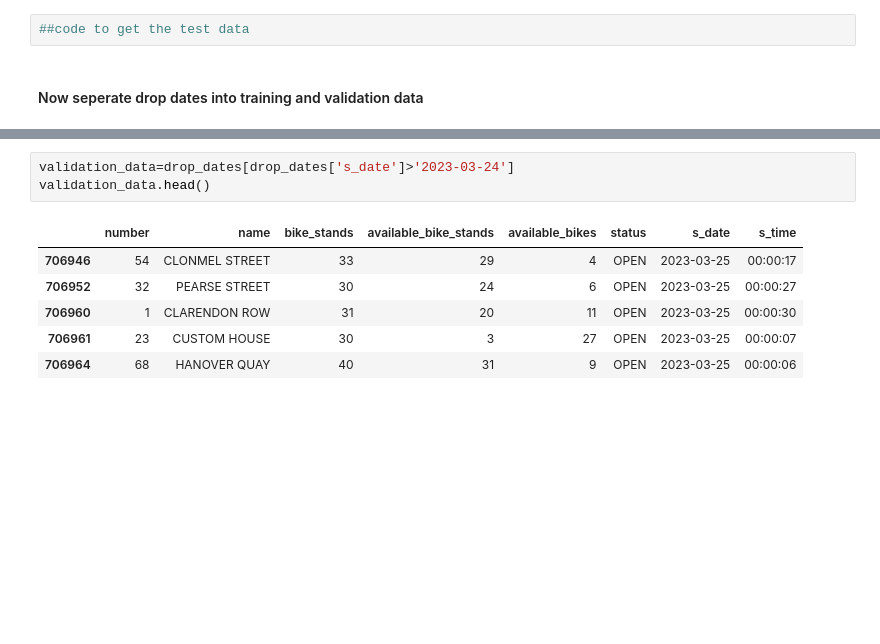
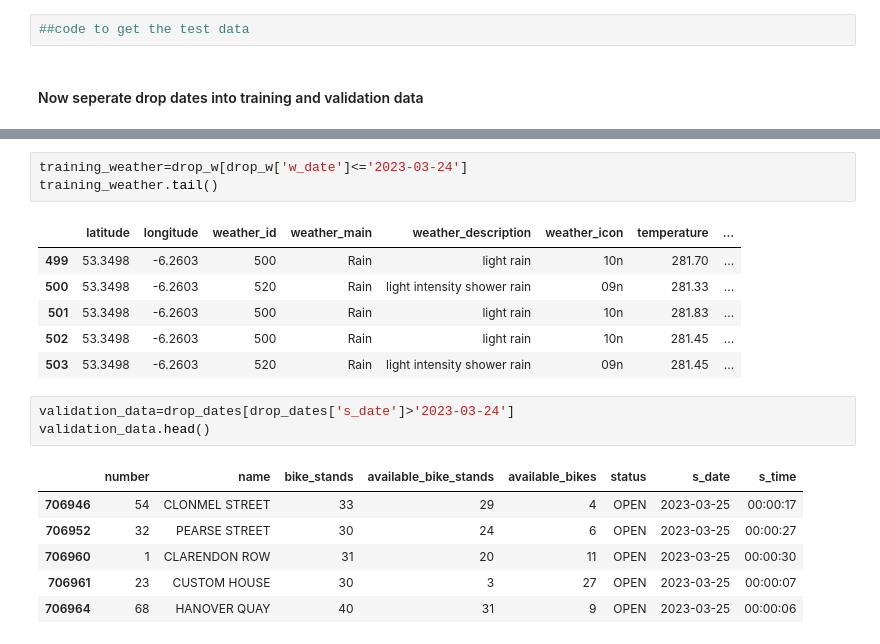
Before and after one commit to shuyaaaaaaa/Dublin-Bike, a Jupyter notebook: datamodel/model.ipynb, the cells around one changed output, grey strips where cells are left out. Drawn from its saved outputs; the diff is of its cells as text; blank space fills up the shorter version.

```diff
--- a/datamodel/model.ipynb
+++ b/datamodel/model.ipynb
@@ -60,6 +90,16 @@ training_data.tail()
 | 707163 | 40 | JERVIS STREET | 21 | 4 | 17 | OPEN | 2023-03-24 | 23:56:56 |
 | 707165 | 103 | GRANGEGORMAN LOWER (SOUTH) | 40 | 39 | 1 | OPEN | 2023-03-24 | 23:58:12 |
 | 707168 | 83 | EMMET ROAD | 40 | 31 | 9 | OPEN | 2023-03-24 | 23:57:58 |
+# %%
+training_weather=drop_w[drop_w['w_date']<='2023-03-24']
+training_weather.tail()
+# %% [output]
+|  | latitude | longitude | weather_id | weather_main | weather_description | weather_icon | temperature | ... |
+| 499 | 53.3498 | -6.2603 | 500 | Rain | light rain | 10n | 281.70 | ... |
+| 500 | 53.3498 | -6.2603 | 520 | Rain | light intensity shower rain | 09n | 281.33 | ... |
+| 501 | 53.3498 | -6.2603 | 500 | Rain | light rain | 10n | 281.83 | ... |
+| 502 | 53.3498 | -6.2603 | 500 | Rain | light rain | 10n | 281.45 | ... |
+| 503 | 53.3498 | -6.2603 | 520 | Rain | light intensity shower rain | 09n | 281.45 | ... |
 # %%
 validation_data=drop_dates[drop_dates['s_date']>'2023-03-24']
 validation_data.head()
```
Also changed, not shown: parts of 25 cells of this notebook, 3 other files.
